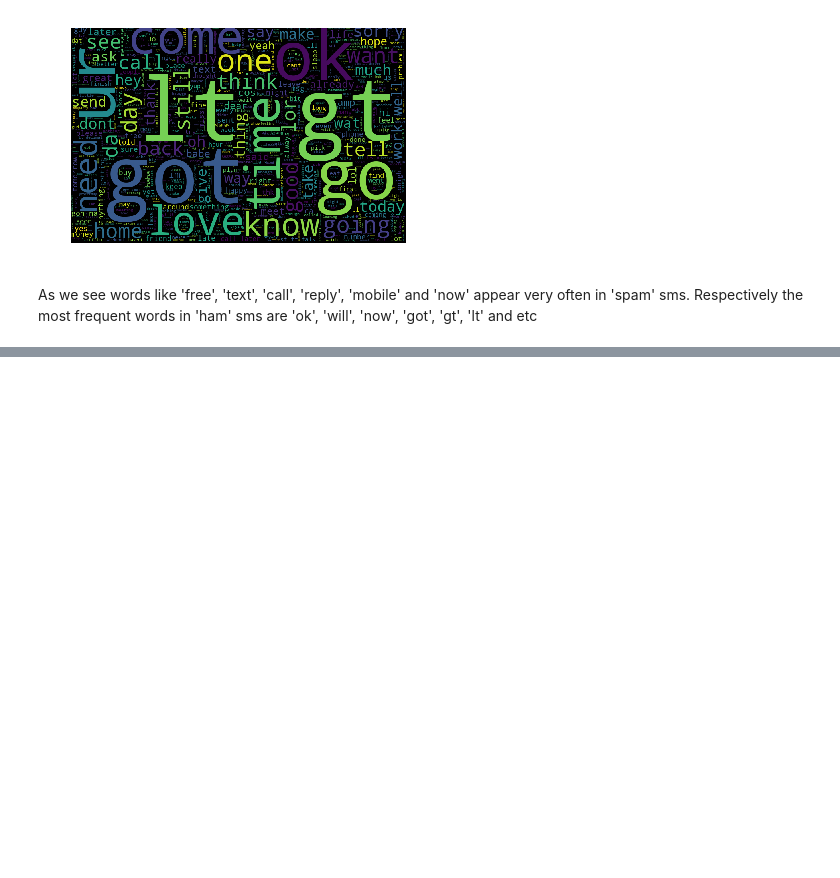
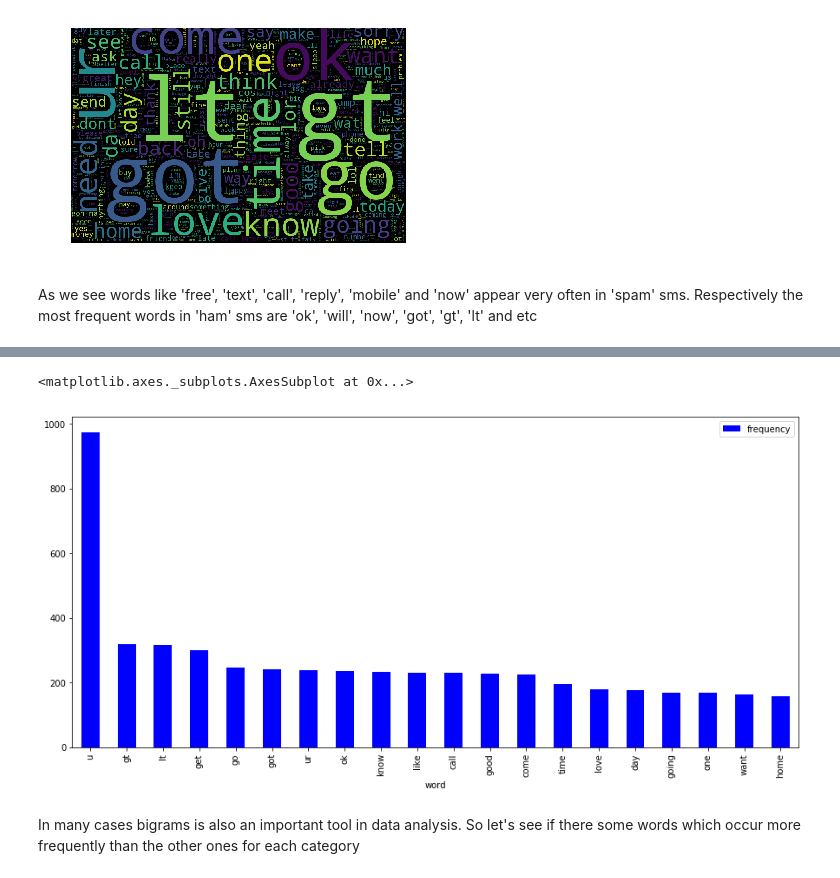
Before and after one commit to PanPapag/SMS-Spam-Detection-System, a Jupyter notebook: sms_spam_detection.ipynb, the cells around one changed output, grey strips where cells are left out. Drawn from its saved outputs; the diff is of its cells as text; code cells hidden in the pictures; blank space fills up the shorter version.

```diff
--- a/sms_spam_detection.ipynb
+++ b/sms_spam_detection.ipynb
@@ -228,0 +246,7 @@ df_most_occur_ham_words
+# %%
+df_most_occur_ham_words.plot(x='word', y='frequency', kind='bar', figsize=(15, 7), color = 'blue')
+# %% [output]
+<matplotlib.axes._subplots.AxesSubplot at 0x...>
+[figure, added]
+# %% [markdown]
+In many cases bigrams is also an important tool in data analysis. So let's see if there some words which occur more frequently than the other ones for each category
```
Also changed, not shown: parts of 9 cells of this notebook.
